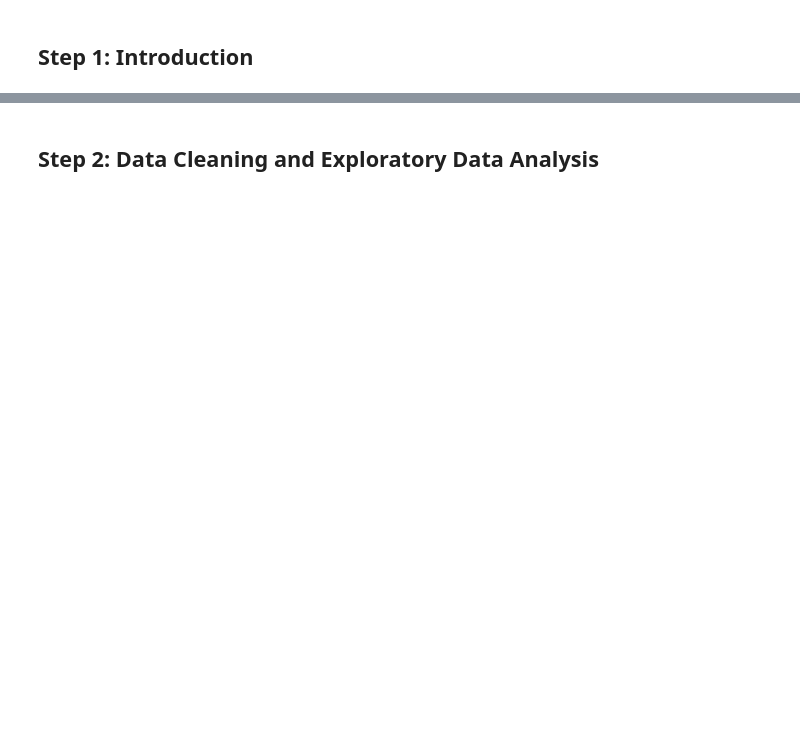
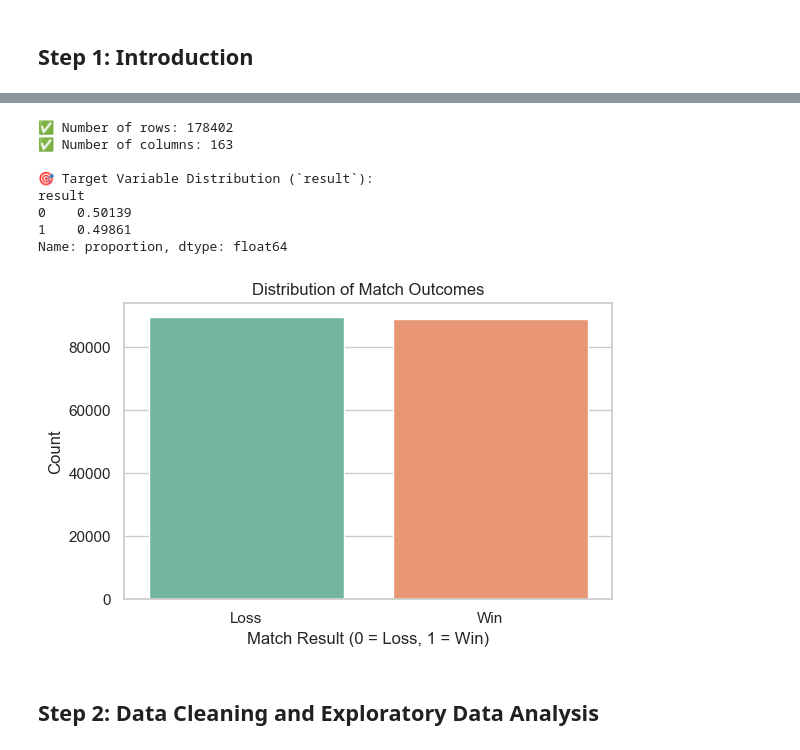
Before and after one commit to Kalberhe/DSC80_FINAL_PROJECT, a Jupyter notebook: template.ipynb, the cells around one changed output, grey strips where cells are left out. Saved outputs shown, nothing was run; the diff lists cells and outputs as text; code cells hidden in the pictures; blank space fills up the shorter version.

Commit message:
Add final report, notebook, and plot images

```diff
--- a/template.ipynb
+++ b/template.ipynb
@@ -20,2 +111,36 @@ pd.options.plotting.backend = 'plotly'
+# %%
+# TODO
+df = pd.read_csv('cleaned_league.csv', low_memory=False)
+
+# Basic shape
+num_rows, num_columns = df.shape
+print(f"✅ Number of rows: {num_rows}")
+print(f"✅ Number of columns: {num_columns}")
+
+# Target variable distribution
+target_distribution = df['result'].value_counts(normalize=True)
+print("\n🎯 Target Variable Distribution (`result`):")
+print(target_distribution)
+
+# Plot: Match outcome distribution
+sns.set(style='whitegrid')
+plt.figure(figsize=(6, 4))
+sns.countplot(x='result', data=df, palette='Set2', hue='result', legend=False)
+plt.title('Distribution of Match Outcomes')
+plt.xlabel('Match Result (0 = Loss, 1 = Win)')
+plt.ylabel('Count')
+plt.xticks([0, 1], ['Loss', 'Win'])
+plt.tight_layout()
+plt.show()
+# %% [output]
+✅ Number of rows: 178402
+✅ Number of columns: 163
+
+🎯 Target Variable Distribution (`result`):
+result
+0    0.50139
+1    0.49861
+Name: proportion, dtype: float64
+[figure, added]
 # %% [markdown]
 ## Step 2: Data Cleaning and Exploratory Data Analysis
```
Also changed, not shown: parts of 46 cells of this notebook, 5 other files.
